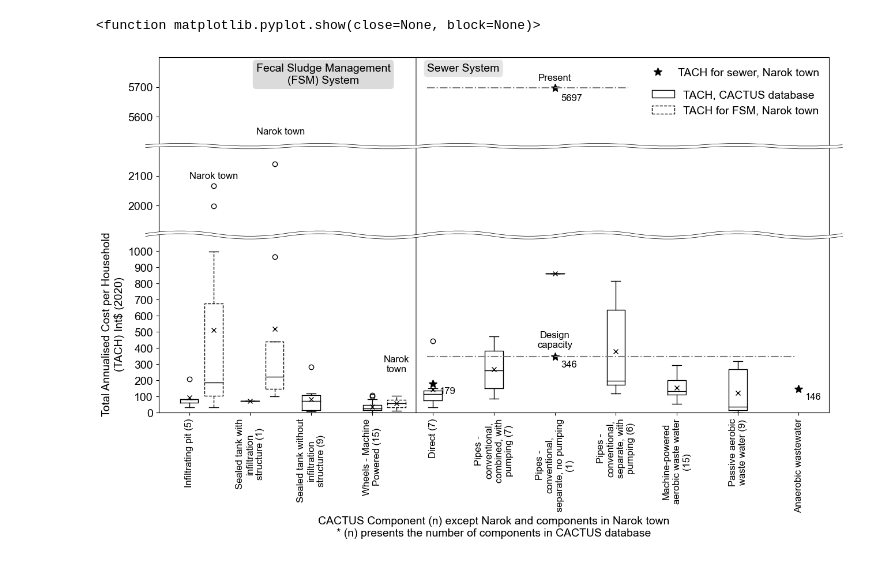
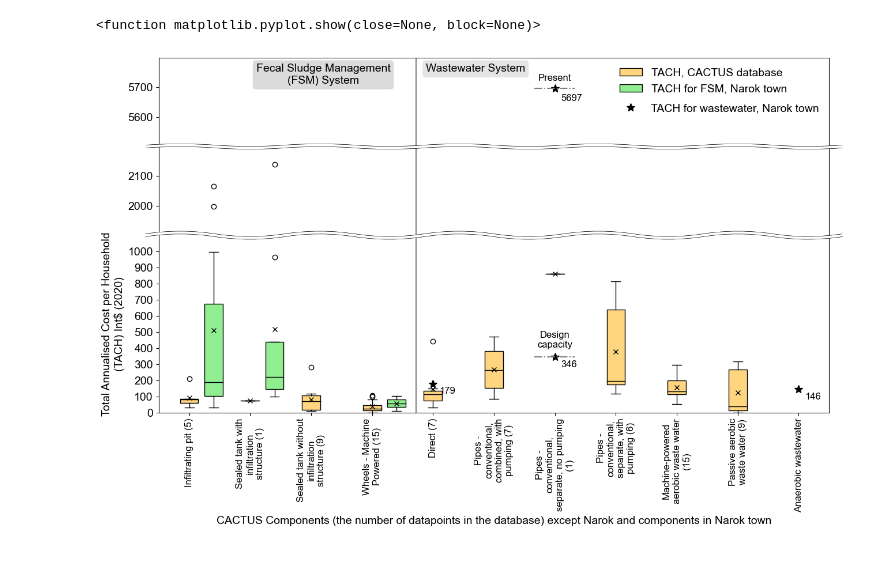
Before and after one commit to JinIgarashi/cactus-narok-figures, a Jupyter notebook: Figure6 Component compare.ipynb, the cells around one changed output. Cells and saved outputs as stored; diff of their text form; code cells hidden in the pictures.

```diff
--- a/Figure6 Component compare.ipynb
+++ b/Figure6 Component compare.ipynb
@@ -17,8 +17,13 @@ plt.rcParams['font.family'] = "sans-serif"
 plt.rcParams['font.size'] = 14
 
 title = 'The comparison for each component between Narok town and the CACTUS database'
-xlabel = 'CACTUS Component (n) except Narok and components in Narok town\n* (n) presents the number of components in CACTUS database'
+xlabel = 'CACTUS Components (the number of datapoints in the database) except Narok and components in Narok town'
 ylabel = 'Total Annualised Cost per Household\n(TACH) Int$ (2020)'
+
+colors = [
+    '#FFD580', # light orange color
+    '#90EE90', # light green color
+]
 # %%
 fig, axs = plt.subplots(nrows=3, figsize=(15, 8), sharex='col',
                        gridspec_kw={'height_ratios': (1, 1, 2)} )
@@ -37,9 +42,16 @@ for index, ax in enumerate(axs):
     bp = ax.boxplot(
         data,
         showmeans=True,
+        patch_artist=True,
+        boxprops={'linestyle': '-'},
+        whiskerprops={'linestyle': '-'},
+        capprops={'linestyle': '-'},
         meanprops = {'marker': 'x', 'markerfacecolor': 'k', 'markeredgecolor':'k', 'markersize': 6},
         widths=0.3
     )
+
+    for box in bp['boxes']:
+        box.set_facecolor(colors[0])
 
     # make median line black
     for median in bp['medians']:
@@ -86,12 +98,20 @@ for index, ax in enumerate(axs):
     bp2 = ax.boxplot(
         fsm_data_y,
         positions=fsm_data_x,
-        boxprops={'linestyle': '--'},
-        whiskerprops={'linestyle': '--'},
+        patch_artist=True,
+        boxprops={'linestyle': '-',},
+        whiskerprops={'linestyle': '-'},
+        capprops={'linestyle': '-'},
+#         boxprops={'linestyle': '--'},
+#         whiskerprops={'linestyle': '--'},
         showmeans=True,
         meanprops = {'marker': 'x', 'markerfacecolor': 'k', 'markeredgecolor':'k', 'markersize': 6, },
         widths=0.3
     )
+
+    for box in bp2['boxes']:
+        box.set_facecolor(colors[1])
+
     for median in bp2['medians']:
         median.set_color('black')
 
@@ -102,7 +122,7 @@ for index, ax in enumerate(axs):
         146 # Anaerobic wastewater
     ]
 
-    ax.plot(sewer_data_x, sewer_data_y, '*', label="TACH for sewer, Narok town", markersize=10, color='k')
+    ax.plot(sewer_data_x, sewer_data_y, '*', label="TACH for wastewater, Narok town", markersize=10, color='k')
 
     for j, x in enumerate(sewer_data_x):
         value = sewer_data_y[j]
@@ -151,12 +171,12 @@ axs[1].tick_params(axis='x', which='both', bottom=False, labelbottom=False)
 axs[0].spines['bottom'].set_visible(False)
 axs[0].tick_params(axis='x', which='both', bottom=False, labelbottom=False)
 
-axs[0].legend(loc="upper right", bbox_to_anchor=(1.0, 1.0), frameon=False)
 
-axs[1].legend(handles=[
-    mpatches.Patch(facecolor='none', edgecolor='black', linestyle='-', label='TACH, CACTUS database'),
-    mpatches.Patch(facecolor='none', edgecolor='black', linestyle='--', label='TACH for FSM, Narok town'),
-], loc='upper right', bbox_to_anchor=(1.0, 1.75), frameon=False)
+axs[0].legend(handles=[
+    mpatches.Patch(facecolor=colors[0], edgecolor='black', linestyle='-', label='TACH, CACTUS database'),
+    mpatches.Patch(facecolor=colors[1], edgecolor='black', linestyle='-', label='TACH for FSM, Narok town'),
+], loc='upper right', bbox_to_anchor=(0.952, 1.0), frameon=False)
+axs[1].legend(loc="upper right", bbox_to_anchor=(1.0, 1.6), frameon=False)
 
 
 ## ニョロ線の描画
@@ -183,37 +203,37 @@ a = axs[2].add_patch(line2)
 
 
 line1 = mpatches.PathPatch(p, lw=4, edgecolor='black',
                           facecolor='None', clip_on=False,
                           transform=axs[1].transAxes, zorder=10)
 
 line2 = mpatches.PathPatch(p,lw=3, edgecolor='white',
                            facecolor='None', clip_on=False,
                            transform=axs[1].transAxes, zorder=10,
                            capstyle='round')
 
 a = axs[1].add_patch(line1)
 a = axs[1].add_patch(line2)
 
-axs[0].axhline(y=5697,xmin=0.4, xmax=0.7, color='grey', linestyle='-.', alpha=1)
-axs[2].axhline(y=346,xmin=0.4, xmax=0.95, color='grey', linestyle='-.', alpha=1)
+axs[0].axhline(y=5697,xmin=0.56, xmax=0.62, color='grey', linestyle='-.', alpha=1)
+axs[2].axhline(y=346,xmin=0.56, xmax=0.62, color='grey', linestyle='-.', alpha=1)
 
 # axs[0].set_title(title, loc='center', x=0.5, y=1.03, fontsize=14)
 axs[2].set_ylabel(ylabel, fontsize=14)
 axs[2].set_xlabel(xlabel, fontsize=14)
 
 axs[0].text(3.2, 5780, 'Fecal Sludge Management\n(FSM) System', fontsize=14, ha='center', va='top', bbox=dict(facecolor='lightgray', edgecolor='none', alpha=0.8, boxstyle='round'))
-axs[0].text(5.5, 5780, 'Sewer System', fontsize=14, ha='center', va='top', bbox=dict(facecolor='lightgray', edgecolor='none', alpha=0.6, boxstyle='round'))
+axs[0].text(5.7, 5780, 'Wastewater System', fontsize=14, ha='center', va='top', bbox=dict(facecolor='lightgray', edgecolor='none', alpha=0.6, boxstyle='round'))
 
 axs[0].text(7, 5730, 'Present', fontsize=12, ha='center', va='center')
 axs[2].text(7, 450, 'Design\ncapacity', fontsize=12, ha='center', va='center')
 
-axs[1].text(1.4, 2100, 'Narok town', fontsize=12, ha='center', va='center')
-axs[0].text(2.5, 5550, 'Narok town', fontsize=12, ha='center', va='center')
-axs[2].text(4.4, 300, 'Narok\ntown', fontsize=12, ha='center', va='center')
+# axs[1].text(1.4, 2100, 'Narok town', fontsize=12, ha='center', va='center')
+# axs[0].text(2.5, 5550, 'Narok town', fontsize=12, ha='center', va='center')
+# axs[2].text(4.4, 300, 'Narok\ntown', fontsize=12, ha='center', va='center')
 
 plt.savefig(file_path, format="pdf", dpi=dpi, transparent=True, bbox_inches='tight')
 plt.savefig(f"{file_path}.png", format="png", dpi=dpi, transparent=True, bbox_inches='tight')
 plt.show
 # %% [output]
 <function matplotlib.pyplot.show(close=None, block=None)>
-[figure, old version]
+[figure, new version]
```
Also changed, not shown: 11 other files.
